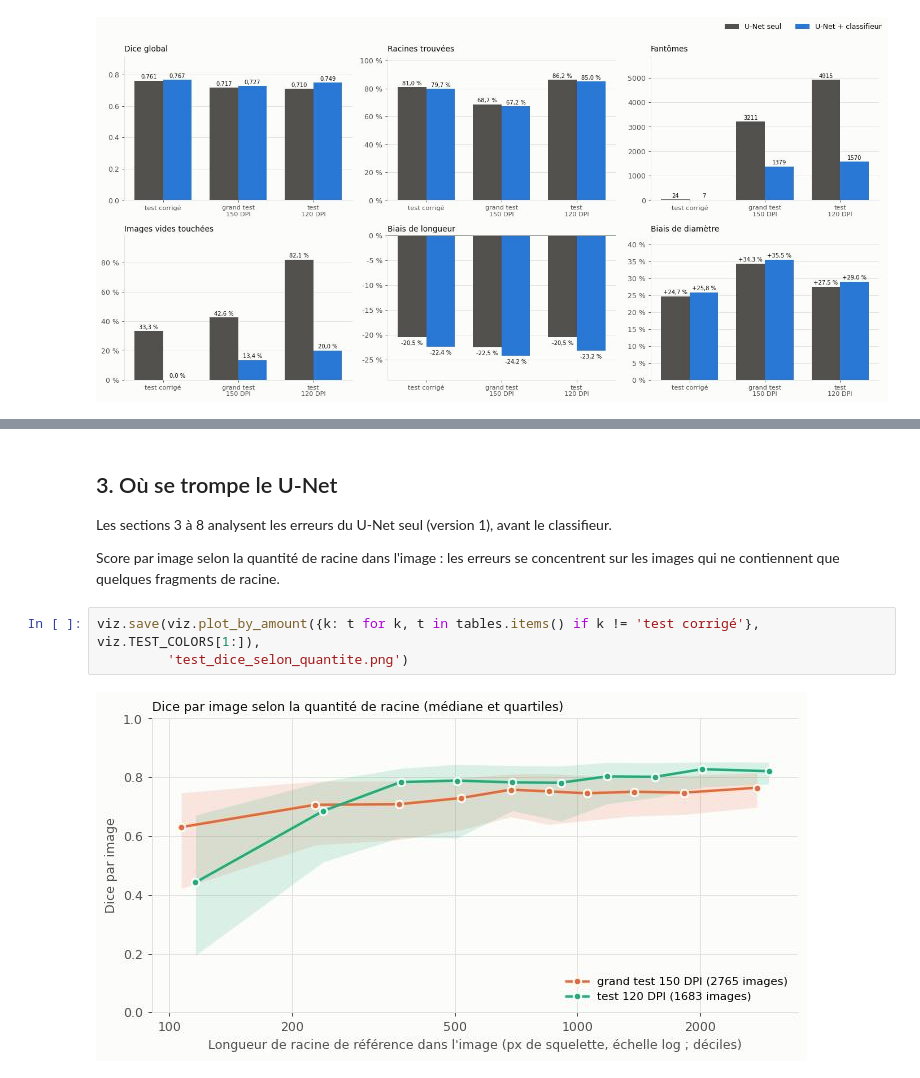
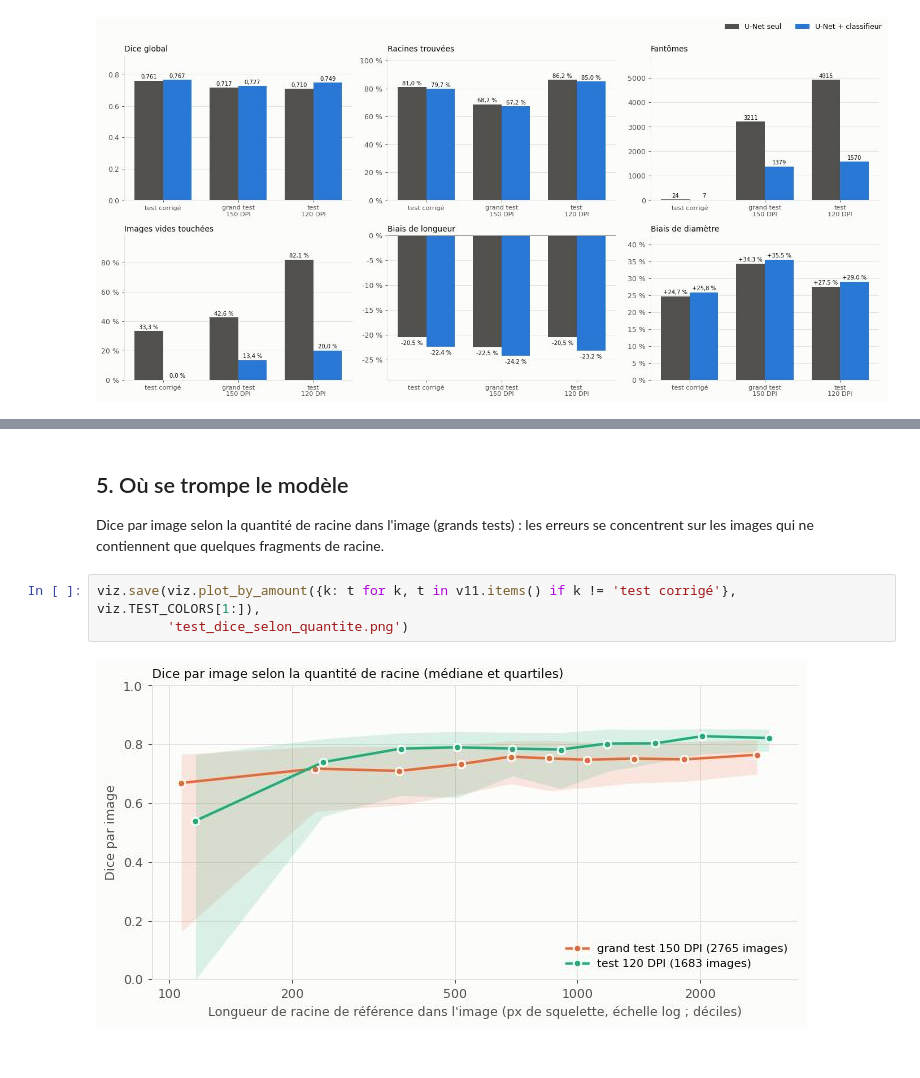
Before and after one commit to ffaramus/prmi-roots, a Jupyter notebook: notebooks/07_evaluation_test.ipynb, the cells around one changed output, grey strips where cells are left out. Cells and saved outputs as stored; diff of their text form.

```diff
--- a/notebooks/07_evaluation_test.ipynb
+++ b/notebooks/07_evaluation_test.ipynb
@@ -97,12 +112,9 @@ viz.save(viz.plot_compare_sets(compare, METRICS), 'test_avec_sans_classifieur.pn
 # %% [markdown]
-## 3. Où se trompe le U-Net
+## 5. Où se trompe le modèle
 
-Les sections 3 à 8 analysent les erreurs du U-Net seul (version 1), avant le classifieur.
-
-
-Score par image selon la quantité de racine dans l'image : les erreurs se concentrent sur les images qui ne contiennent que quelques fragments de racine.
+Dice par image selon la quantité de racine dans l'image (grands tests) : les erreurs se concentrent sur les images qui ne contiennent que quelques fragments de racine.
 # %%
-viz.save(viz.plot_by_amount({k: t for k, t in tables.items() if k != 'test corrigé'}, viz.TEST_COLORS[1:]),
+viz.save(viz.plot_by_amount({k: t for k, t in v11.items() if k != 'test corrigé'}, viz.TEST_COLORS[1:]),
          'test_dice_selon_quantite.png')
 # %% [output]
-[figure, old version]
+[figure, new version]
```
Also changed, not shown: parts of 31 cells of this notebook, 12 other files.
